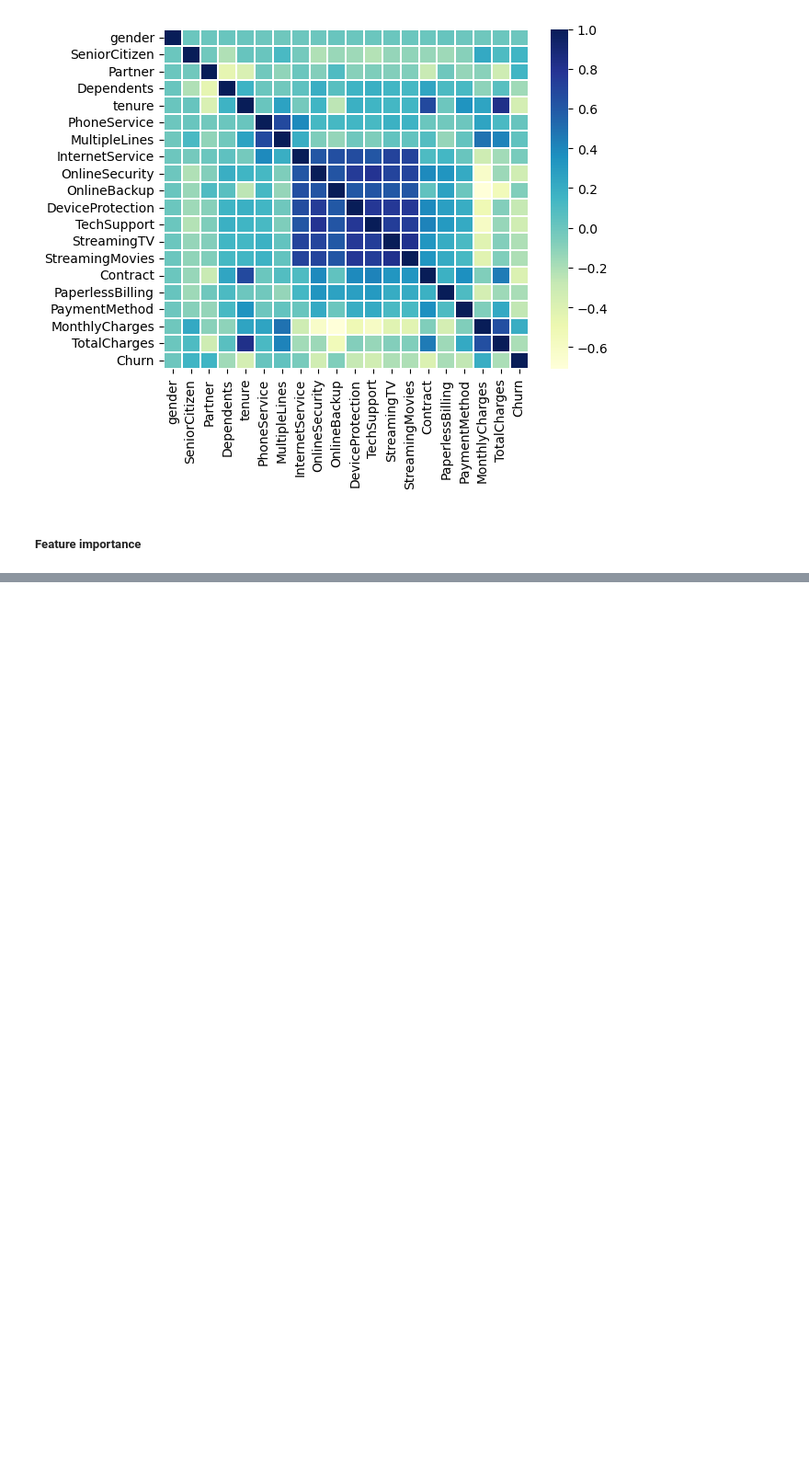
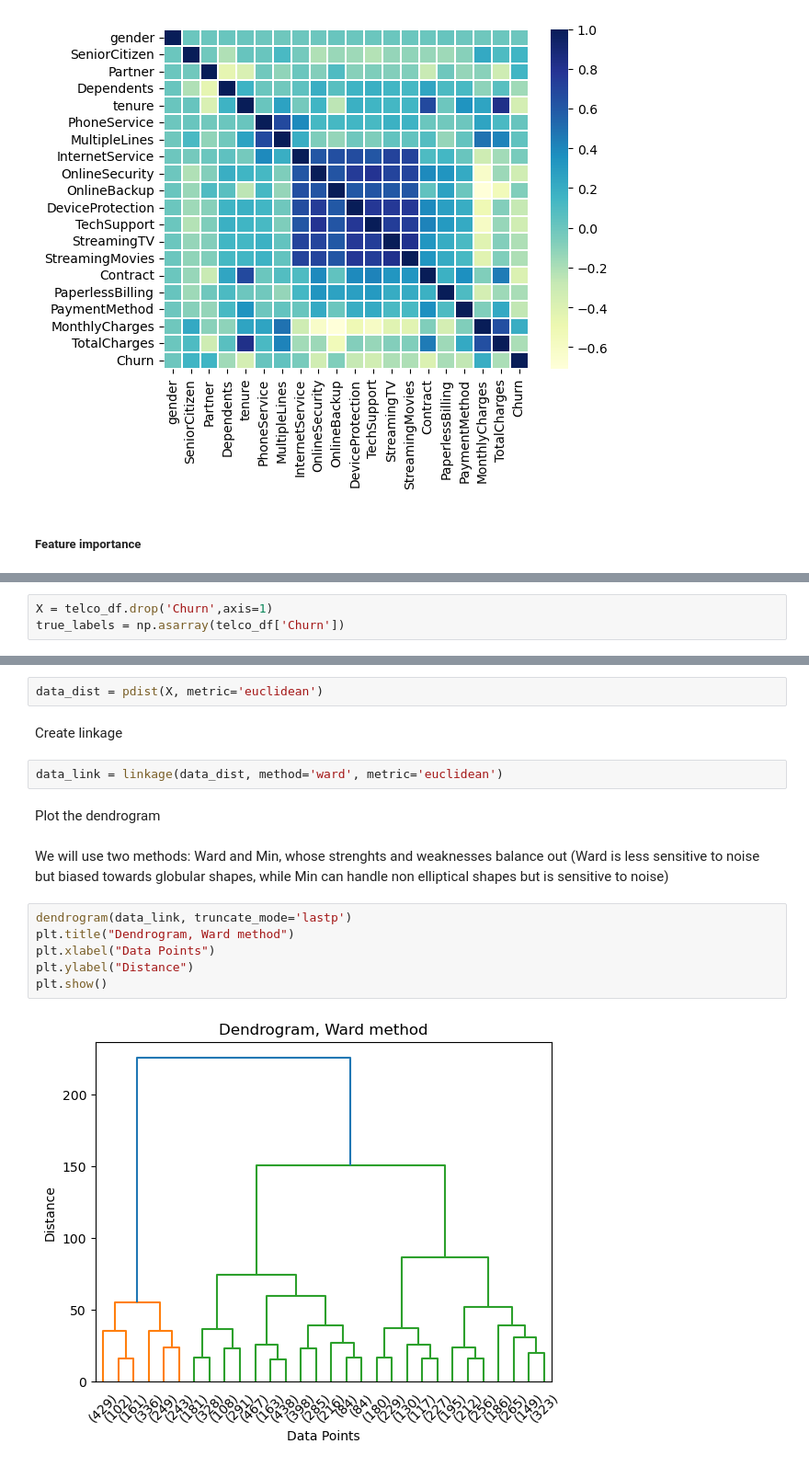
Before and after one commit to mccc03/IML_SNS_project, a Jupyter notebook: Part1/Codes/telco.ipynb, the cells around one changed output, grey strips where cells are left out. Shown at 92% size. Saved outputs shown, nothing was run; the diff lists cells and outputs as text; blank space fills up the shorter version.

```diff
--- a/Part1/Codes/telco.ipynb
+++ b/Part1/Codes/telco.ipynb
@@ -365,0 +469,3 @@ fd
+# %%
+X = telco_df.drop('Churn',axis=1)
+true_labels = np.asarray(telco_df['Churn'])
@@ -365,0 +474,18 @@ fd
+# %%
+data_dist = pdist(X, metric='euclidean')
+# %% [markdown]
+Create linkage
+# %%
+data_link = linkage(data_dist, method='ward', metric='euclidean')
+# %% [markdown]
+Plot the dendrogram
+# %% [markdown]
+We will use two methods: Ward and Min, whose strenghts and weaknesses balance out (Ward is less sensitive to noise but biased towards globular shapes, while Min can handle non elliptical shapes but is sensitive to noise)
+# %%
+dendrogram(data_link, truncate_mode='lastp')
+plt.title("Dendrogram, Ward method")
+plt.xlabel("Data Points")
+plt.ylabel("Distance")
+plt.show()
+# %% [output]
+[figure, added]
```
Also changed, not shown: parts of 50 cells of this notebook, 3 other files.
